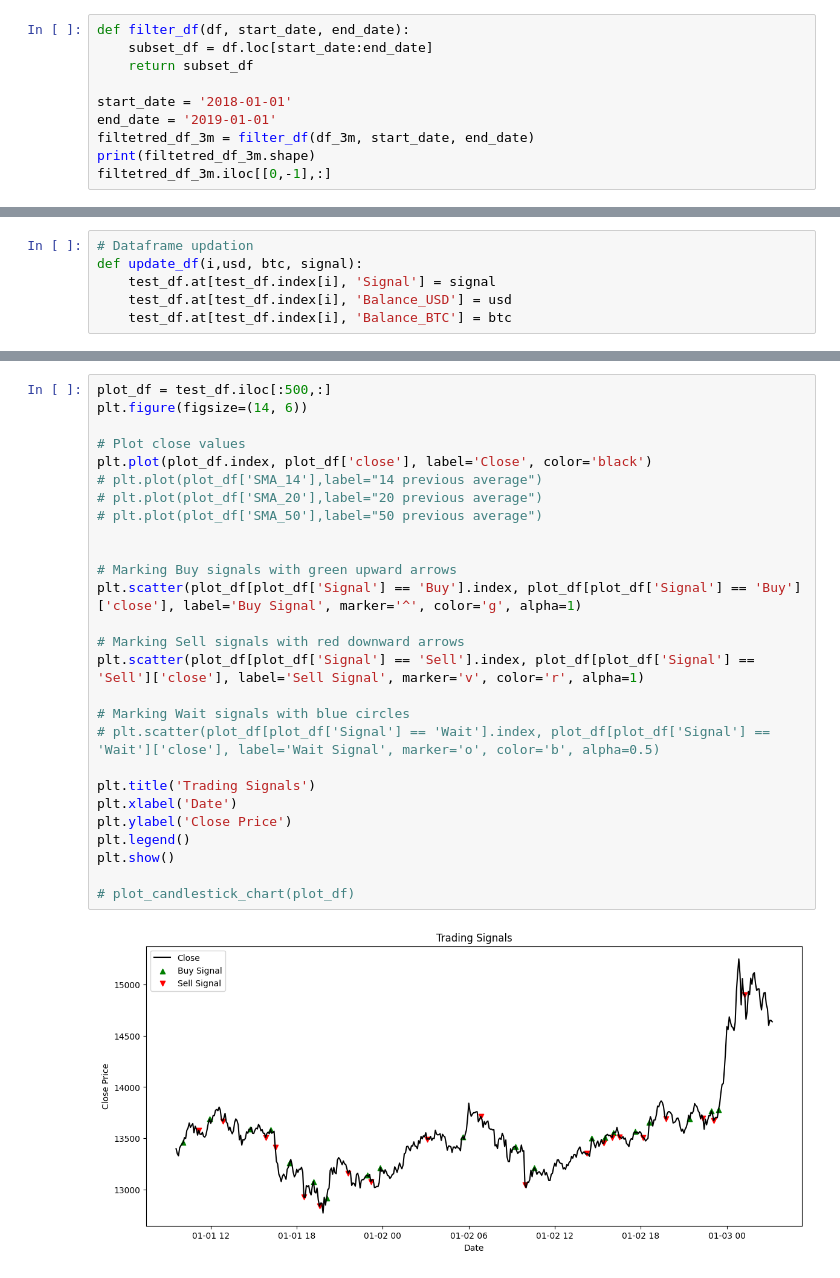
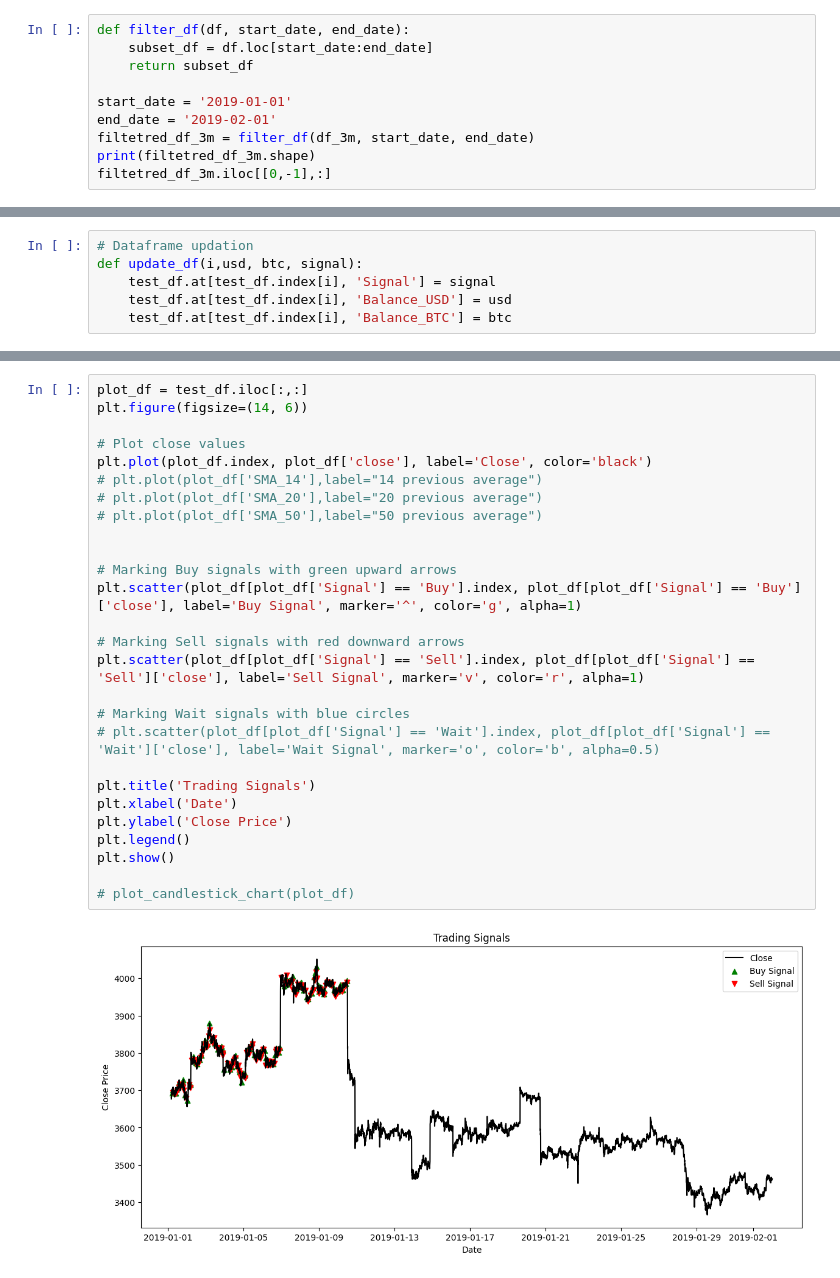
Before and after one commit to AI-ApeX-DeV/DTG, a Jupyter notebook: strategy.ipynb, the cells around one changed output, grey strips where cells are left out. Drawn from its saved outputs; the diff is of its cells as text.

```diff
--- a/strategy.ipynb
+++ b/strategy.ipynb
@@ -32,8 +32,8 @@ def filter_df(df, start_date, end_date):
     subset_df = df.loc[start_date:end_date]
     return subset_df
 
-start_date = '2018-01-01'
-end_date = '2019-01-01'
+start_date = '2019-01-01'
+end_date = '2019-02-01'
 filtetred_df_3m = filter_df(df_3m, start_date, end_date)
 print(filtetred_df_3m.shape)
 filtetred_df_3m.iloc[[0,-1],:]
@@ -313,29 +362,29 @@ test_df
 # %%
-plot_df = test_df.iloc[:500,:]
+plot_df = test_df.iloc[:,:]
 plt.figure(figsize=(14, 6))
 
 # Plot close values
 plt.plot(plot_df.index, plot_df['close'], label='Close', color='black')
 # plt.plot(plot_df['SMA_14'],label="14 previous average")
 # plt.plot(plot_df['SMA_20'],label="20 previous average")
 # plt.plot(plot_df['SMA_50'],label="50 previous average")
 
 
 # Marking Buy signals with green upward arrows
 plt.scatter(plot_df[plot_df['Signal'] == 'Buy'].index, plot_df[plot_df['Signal'] == 'Buy']['close'], label='Buy Signal', marker='^', color='g', alpha=1)
 
 # Marking Sell signals with red downward arrows
 plt.scatter(plot_df[plot_df['Signal'] == 'Sell'].index, plot_df[plot_df['Signal'] == 'Sell']['close'], label='Sell Signal', marker='v', color='r', alpha=1)
 
 # Marking Wait signals with blue circles
 # plt.scatter(plot_df[plot_df['Signal'] == 'Wait'].index, plot_df[plot_df['Signal'] == 'Wait']['close'], label='Wait Signal', marker='o', color='b', alpha=0.5)
 
 plt.title('Trading Signals')
 plt.xlabel('Date')
 plt.ylabel('Close Price')
 plt.legend()
 plt.show()
 
 # plot_candlestick_chart(plot_df)
 # %% [output]
-[figure, old version]
+[figure, new version]
```
Also changed, not shown: parts of 9 cells of this notebook, 5 other files.
